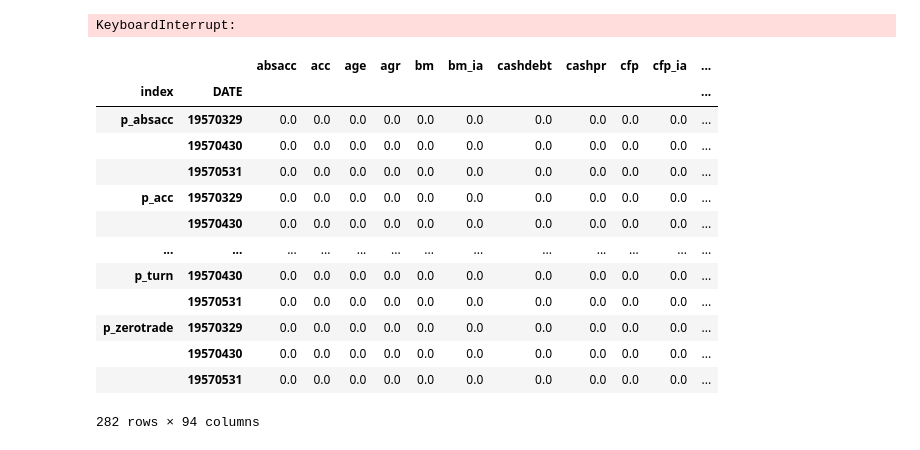
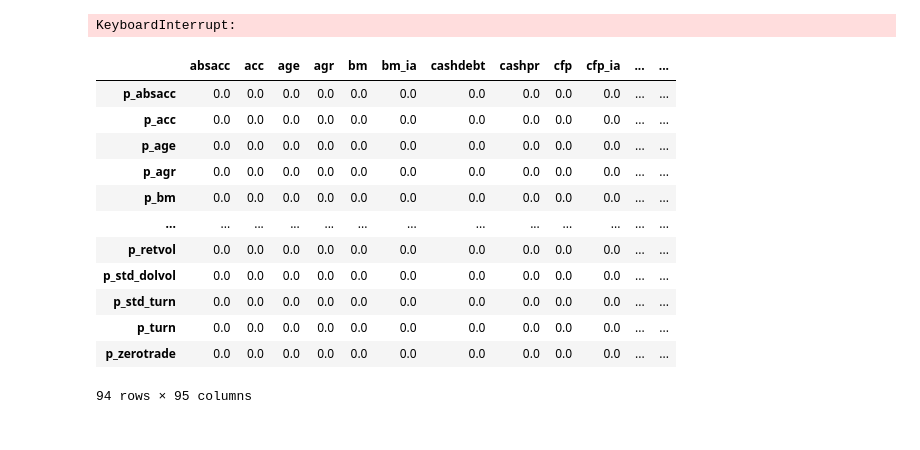
Before and after one commit to RichardS0268/Autoencoder-Asset-Pricing-Models, a Jupyter notebook: models/model.ipynb, the cells around one changed output. Drawn from its saved outputs; the diff is of its cells as text; code cells hidden in the pictures.

```diff
--- a/models/model.ipynb
+++ b/models/model.ipynb
@@ -279,20 +279,27 @@ long_charas = datashare_re.loc[datashare_re.DATE == month].set_index('permno').l
 short_charas = datashare_re.loc[datashare_re.DATE == month].set_index('permno').loc[short_portfolio][charas]
 # %%
 p_charas = pd.read_pickle('../data/p_charas.pkl')
-# %%
-p_charas.reset_index().set_index(['index', 'DATE']).sort_index()
-# %% [output]
-|  |  | absacc | acc | age | agr | bm | bm_ia | cashdebt | cashpr | cfp | cfp_ia | ... |
-| index | DATE |  |  |  |  |  |  |  |  |  |  | ... |
-| p_absacc | 19570329 | 0.0 | 0.0 | 0.0 | 0.0 | 0.0 | 0.0 | 0.0 | 0.0 | 0.0 | 0.0 | ... |
-|  | 19570430 | 0.0 | 0.0 | 0.0 | 0.0 | 0.0 | 0.0 | 0.0 | 0.0 | 0.0 | 0.0 | ... |
-|  | 19570531 | 0.0 | 0.0 | 0.0 | 0.0 | 0.0 | 0.0 | 0.0 | 0.0 | 0.0 | 0.0 | ... |
-| p_acc | 19570329 | 0.0 | 0.0 | 0.0 | 0.0 | 0.0 | 0.0 | 0.0 | 0.0 | 0.0 | 0.0 | ... |
-|  | 19570430 | 0.0 | 0.0 | 0.0 | 0.0 | 0.0 | 0.0 | 0.0 | 0.0 | 0.0 | 0.0 | ... |
-| ... | ... | ... | ... | ... | ... | ... | ... | ... | ... | ... | ... | ... |
-| p_turn | 19570430 | 0.0 | 0.0 | 0.0 | 0.0 | 0.0 | 0.0 | 0.0 | 0.0 | 0.0 | 0.0 | ... |
-|  | 19570531 | 0.0 | 0.0 | 0.0 | 0.0 | 0.0 | 0.0 | 0.0 | 0.0 | 0.0 | 0.0 | ... |
-| p_zerotrade | 19570329 | 0.0 | 0.0 | 0.0 | 0.0 | 0.0 | 0.0 | 0.0 | 0.0 | 0.0 | 0.0 | ... |
-|  | 19570430 | 0.0 | 0.0 | 0.0 | 0.0 | 0.0 | 0.0 | 0.0 | 0.0 | 0.0 | 0.0 | ... |
-|  | 19570531 | 0.0 | 0.0 | 0.0 | 0.0 | 0.0 | 0.0 | 0.0 | 0.0 | 0.0 | 0.0 | ... |
-282 rows × 94 columns
+# %%
+portfolio_ret=  pd.read_pickle('../data/portfolio_ret.pkl').astype(np.float64)
+# %%
+month = 19570329
+beta_nn_input = p_charas.loc[p_charas['DATE'] == month][charas] # (94, 94)
+labels = portfolio_ret.loc[portfolio_ret['DATE'] == month][charas].T.values # (94, 1)
+beta_nn_input['ret-rf'] = labels
+align_df = beta_nn_input.copy(deep=False).dropna()
+# %%
+align_df
+# %% [output]
+|  | absacc | acc | age | agr | bm | bm_ia | cashdebt | cashpr | cfp | cfp_ia | ... | ... |
+| p_absacc | 0.0 | 0.0 | 0.0 | 0.0 | 0.0 | 0.0 | 0.0 | 0.0 | 0.0 | 0.0 | ... | ... |
+| p_acc | 0.0 | 0.0 | 0.0 | 0.0 | 0.0 | 0.0 | 0.0 | 0.0 | 0.0 | 0.0 | ... | ... |
+| p_age | 0.0 | 0.0 | 0.0 | 0.0 | 0.0 | 0.0 | 0.0 | 0.0 | 0.0 | 0.0 | ... | ... |
+| p_agr | 0.0 | 0.0 | 0.0 | 0.0 | 0.0 | 0.0 | 0.0 | 0.0 | 0.0 | 0.0 | ... | ... |
+| p_bm | 0.0 | 0.0 | 0.0 | 0.0 | 0.0 | 0.0 | 0.0 | 0.0 | 0.0 | 0.0 | ... | ... |
+| ... | ... | ... | ... | ... | ... | ... | ... | ... | ... | ... | ... | ... |
+| p_retvol | 0.0 | 0.0 | 0.0 | 0.0 | 0.0 | 0.0 | 0.0 | 0.0 | 0.0 | 0.0 | ... | ... |
+| p_std_dolvol | 0.0 | 0.0 | 0.0 | 0.0 | 0.0 | 0.0 | 0.0 | 0.0 | 0.0 | 0.0 | ... | ... |
+| p_std_turn | 0.0 | 0.0 | 0.0 | 0.0 | 0.0 | 0.0 | 0.0 | 0.0 | 0.0 | 0.0 | ... | ... |
+| p_turn | 0.0 | 0.0 | 0.0 | 0.0 | 0.0 | 0.0 | 0.0 | 0.0 | 0.0 | 0.0 | ... | ... |
+| p_zerotrade | 0.0 | 0.0 | 0.0 | 0.0 | 0.0 | 0.0 | 0.0 | 0.0 | 0.0 | 0.0 | ... | ... |
+94 rows × 95 columns
```
Also changed, not shown: 2 other files.
